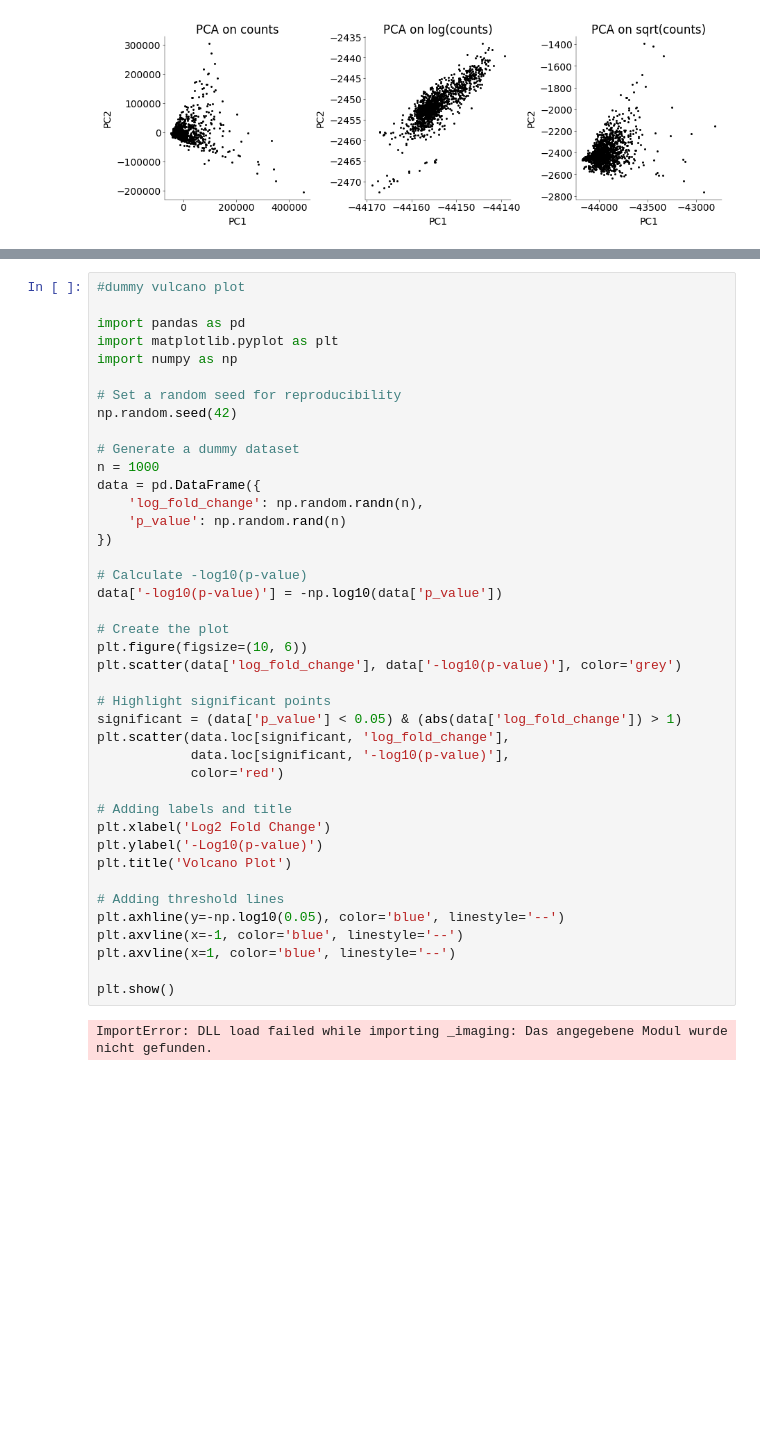
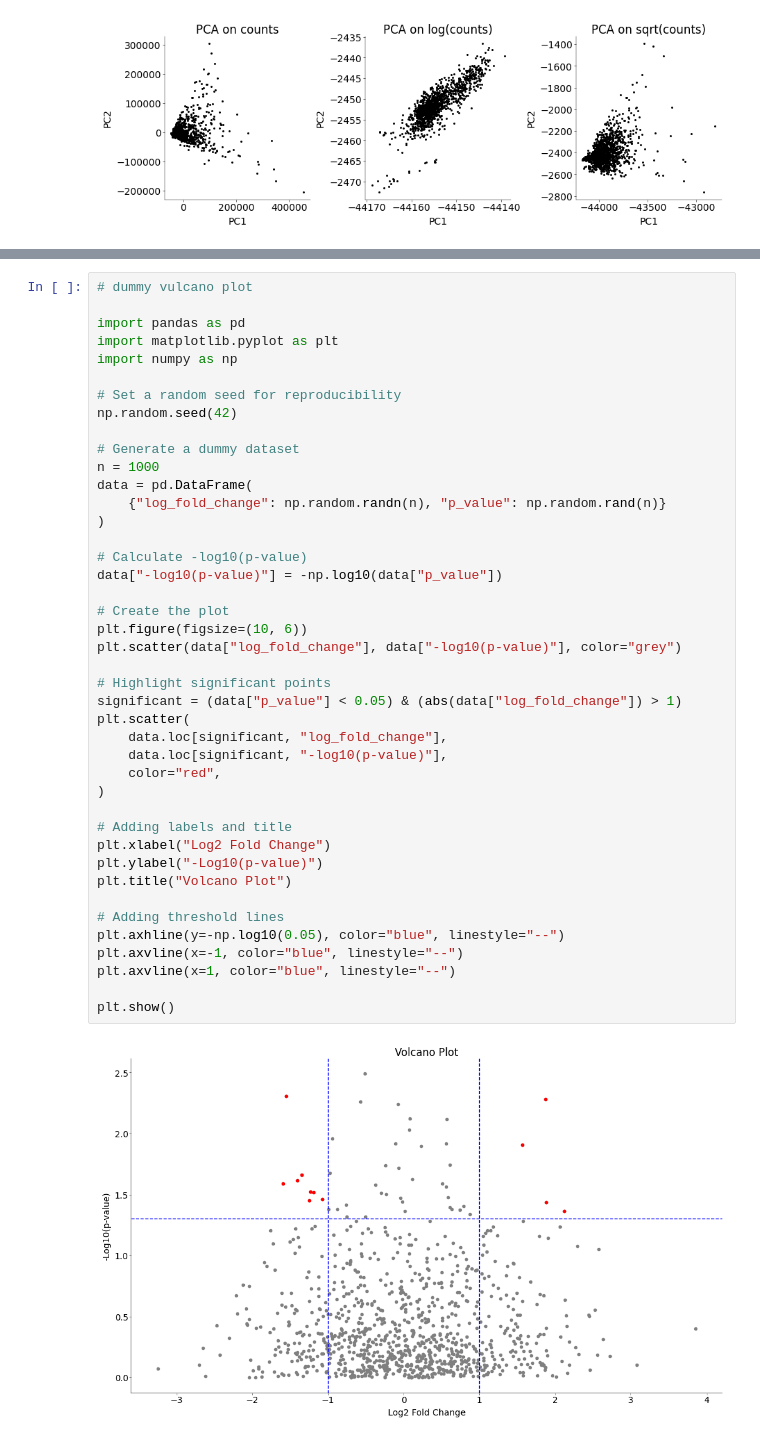
Before and after one commit to Artemii-Shlychkov/NDS_project, a Jupyter notebook: notebooks/Practical_notebook.ipynb, the cells around one changed output, grey strips where cells are left out. Cells and saved outputs as stored; diff of their text form; blank space fills up the shorter version.

```diff
--- a/notebooks/Practical_notebook.ipynb
+++ b/notebooks/Practical_notebook.ipynb
@@ -737,43 +775,44 @@ Text(0.5, 1.0, 't-SNE on sqrt(counts)')
 # %%
-#dummy vulcano plot
+# dummy vulcano plot
 
 import pandas as pd
 import matplotlib.pyplot as plt
 import numpy as np
 
 # Set a random seed for reproducibility
 np.random.seed(42)
 
 # Generate a dummy dataset
 n = 1000
-data = pd.DataFrame({
-    'log_fold_change': np.random.randn(n),
-    'p_value': np.random.rand(n)
-})
+data = pd.DataFrame(
+    {"log_fold_change": np.random.randn(n), "p_value": np.random.rand(n)}
+)
 
 # Calculate -log10(p-value)
-data['-log10(p-value)'] = -np.log10(data['p_value'])
+data["-log10(p-value)"] = -np.log10(data["p_value"])
 
 # Create the plot
 plt.figure(figsize=(10, 6))
-plt.scatter(data['log_fold_change'], data['-log10(p-value)'], color='grey')
+plt.scatter(data["log_fold_change"], data["-log10(p-value)"], color="grey")
 
 # Highlight significant points
-significant = (data['p_value'] < 0.05) & (abs(data['log_fold_change']) > 1)
-plt.scatter(data.loc[significant, 'log_fold_change'],
-            data.loc[significant, '-log10(p-value)'],
-            color='red')
+significant = (data["p_value"] < 0.05) & (abs(data["log_fold_change"]) > 1)
+plt.scatter(
+    data.loc[significant, "log_fold_change"],
+    data.loc[significant, "-log10(p-value)"],
+    color="red",
+)
 
 # Adding labels and title
-plt.xlabel('Log2 Fold Change')
-plt.ylabel('-Log10(p-value)')
-plt.title('Volcano Plot')
+plt.xlabel("Log2 Fold Change")
+plt.ylabel("-Log10(p-value)")
+plt.title("Volcano Plot")
 
 # Adding threshold lines
-plt.axhline(y=-np.log10(0.05), color='blue', linestyle='--')
-plt.axvline(x=-1, color='blue', linestyle='--')
-plt.axvline(x=1, color='blue', linestyle='--')
+plt.axhline(y=-np.log10(0.05), color="blue", linestyle="--")
+plt.axvline(x=-1, color="blue", linestyle="--")
+plt.axvline(x=1, color="blue", linestyle="--")
 
 plt.show()
 # %% [output]
-ImportError: DLL load failed while importing _imaging: Das angegebene Modul wurde nicht gefunden.
+[figure, added]
```
Also changed, not shown: parts of 13 cells of this notebook.
